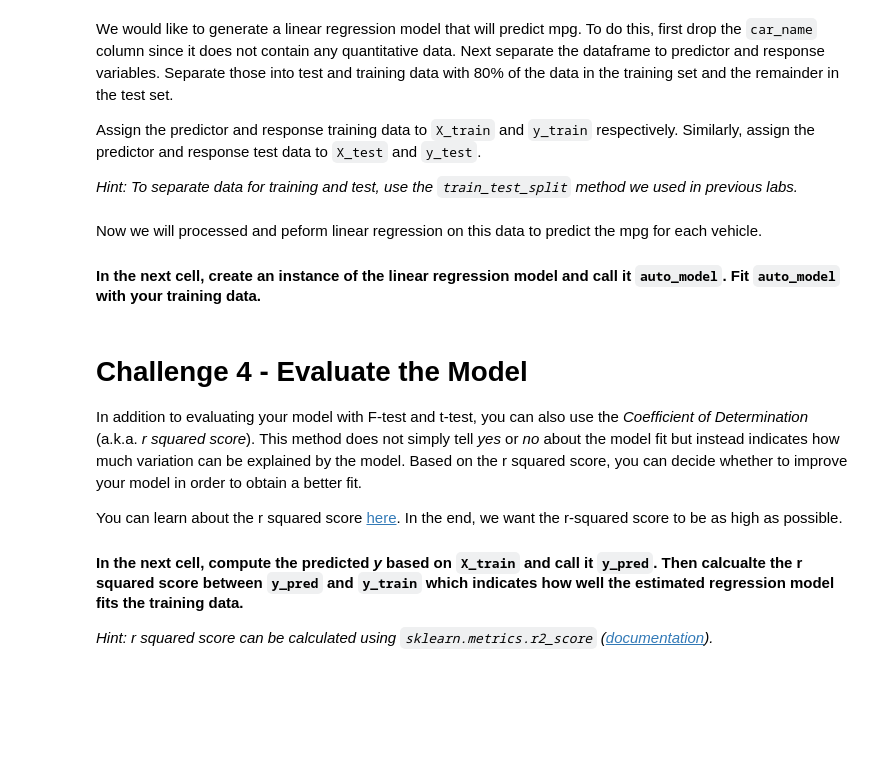
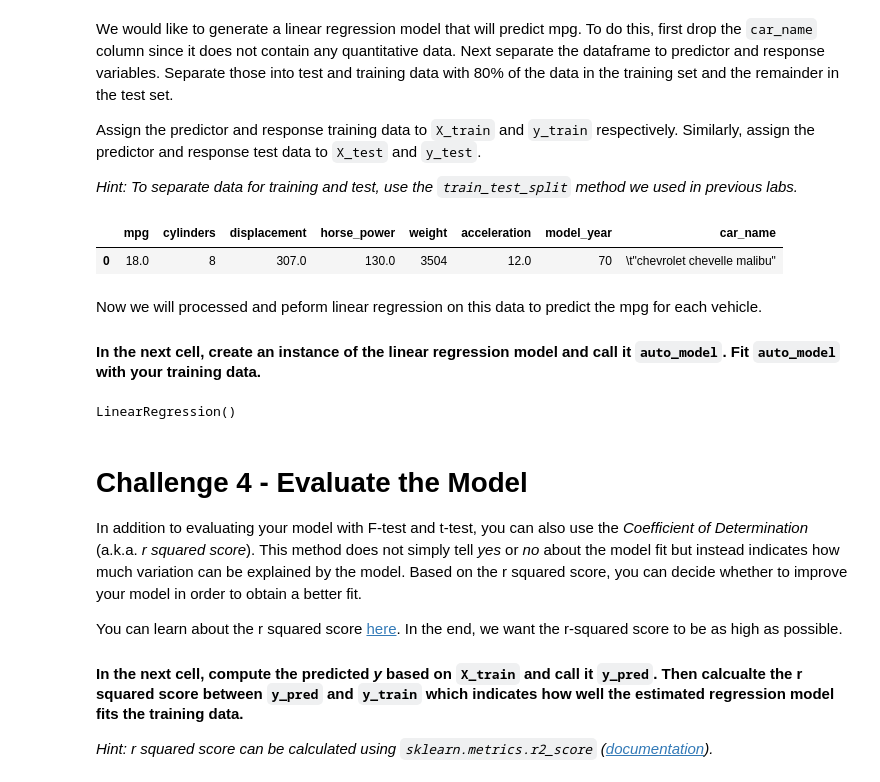
Before and after one commit to ta-data-lis/lab-supervised-learning-sklearn, a Jupyter notebook: your-code/main.ipynb, the cells around one changed output. Saved outputs shown, nothing was run; the diff lists cells and outputs as text; code cells hidden in the pictures; blank space fills up the shorter version.

```diff
--- a/your-code/main.ipynb
+++ b/your-code/main.ipynb
@@ -304,3 +331,5 @@ What is the newest model year and the oldest model year?
 Check the dataset for missing values and remove all rows containing at least one missing value.
 # %%
 # Your code here:
+auto.dropna(axis=0, inplace=True)
+auto.isna().sum()
@@ -318,0 +364,5 @@ Assign the predictor and response training data to `X_train` and `y_train` respe
+# %%
+auto.head(1)
+# %% [output]
+|  | mpg | cylinders | displacement | horse_power | weight | acceleration | model_year | car_name |
+| 0 | 18.0 | 8 | 307.0 | 130.0 | 3504 | 12.0 | 70 | \t"chevrolet chevelle malibu" |
@@ -322,6 +380,10 @@ Now we will processed and peform linear regression on this data to predict the m
 #### In the next cell, create an instance of the linear regression model and call it `auto_model`. Fit `auto_model` with your training data.
 # %%
 # Your code here:
+auto_model = LinearRegression()
+auto_model.fit(X_train,y_train)
+# %% [output]
+LinearRegression()
 # %% [markdown]
 # Challenge 4 - Evaluate the Model
 
```
Also changed, not shown: parts of 10 cells of this notebook.
